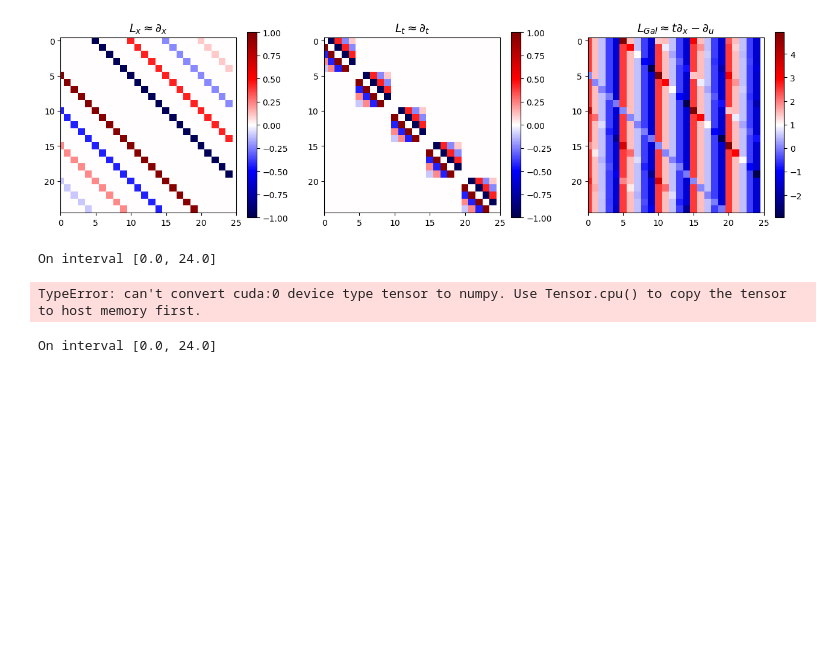
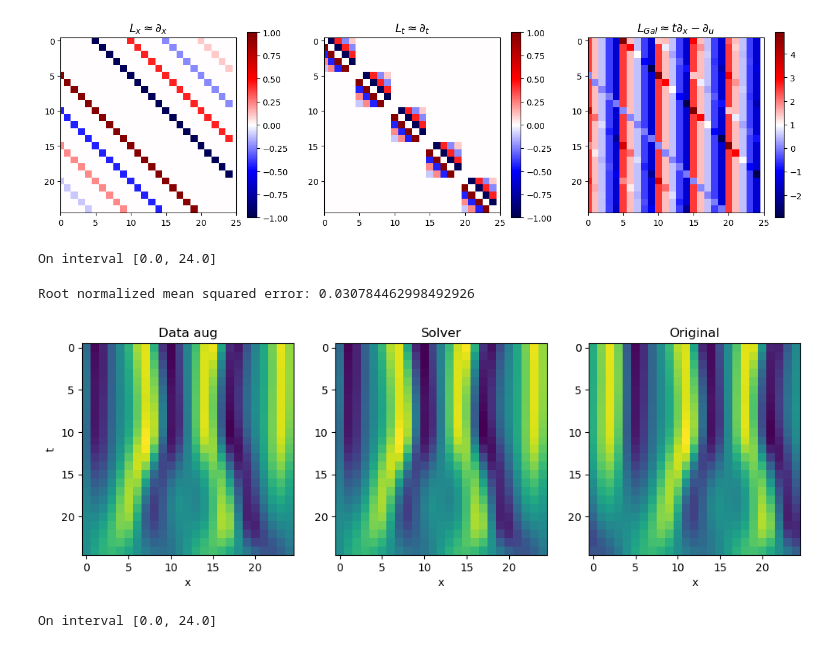
Before and after one commit to alizma/symmetry_learning, a Jupyter notebook: l_conv_demo copy.ipynb, the cells around one changed output. Saved outputs shown, nothing was run; the diff lists cells and outputs as text; code cells hidden in the pictures; blank space fills up the shorter version.

```diff
--- a/l_conv_demo copy.ipynb
+++ b/l_conv_demo copy.ipynb
@@ -180,41 +180,42 @@ sample  = (torch.tensor(sol_example.y.T), X)
 sol = SpaceTranslate(max_x_shift=0.5)(sample=sample, shift='fourier')
 #sol = Galileo(max_velocity=1)(sample=sol, shift='fourier')
 
-soln, Xn = sol[0].numpy(), sol[1].numpy()
+soln, Xn = sol[0].cpu().numpy(), sol[1].cpu().numpy()
 
 
 N = Xn.shape[-2]
 Xmax = (Xn[0, -1, 0] - Xn[0, 0, 0]) * (N+1) / N
 Tmax = Xn[-1, 0, 1] - Xn[0, 0, 1]
 t = np.linspace(0, Tmax, soln.shape[0])
 sol_crosscheck = solve_ivp(ks_pseudospectral_reconstruction, [t[0], t[-1]], soln[0, :], method='Radau', t_eval=t, args=(Xmax,), atol=tol, rtol=tol)
 
 # Calulate the normalized mse between augmented and crosscheck trajectory
 mse = np.mean((sol_crosscheck.y.T - soln)**2)
 normed_mse = mse / np.mean(sol_crosscheck.y.T**2)
 root_normed_mse = np.sqrt(normed_mse)
 print(f'Root normalized mean squared error: {root_normed_mse}')
 
 fig, axes = plt.subplots(1, 3, figsize=(12,8))
 axes[0].imshow(soln[::-1]) #, extent=[0,Xmax,0,Tmax])
 axes[0].set_xlabel('x')
 axes[0].set_ylabel('t')
 axes[0].set_title('Data aug')
 
 
 axes[1].set_title('Solver')
 axes[1].imshow(sol_crosscheck.y.T[::-1]) #, extent=[0,Xmax,0,Tmax])
 axes[1].set_xlabel('x')
 
 axes[2].set_title('Original')
 axes[2].imshow(sol_example.y.T[::-1]) #, extent=[0,Xmax,0,Tmax])
 axes[2].set_xlabel('x')
 
 for ax in axes:
     ax.set_anchor('S')
 plt.show()
 # %% [output]
-TypeError: can't convert cuda:0 device type tensor to numpy. Use Tensor.cpu() to copy the tensor to host memory first.
+Root normalized mean squared error: 0.030784462998492926
+[figure, added]
 # %%
 def initial_conditions(A: np.ndarray, phi: np.ndarray, l: np.ndarray, L: float):
     """
```
Also changed, not shown: parts of 13 cells of this notebook, 10 other files.
